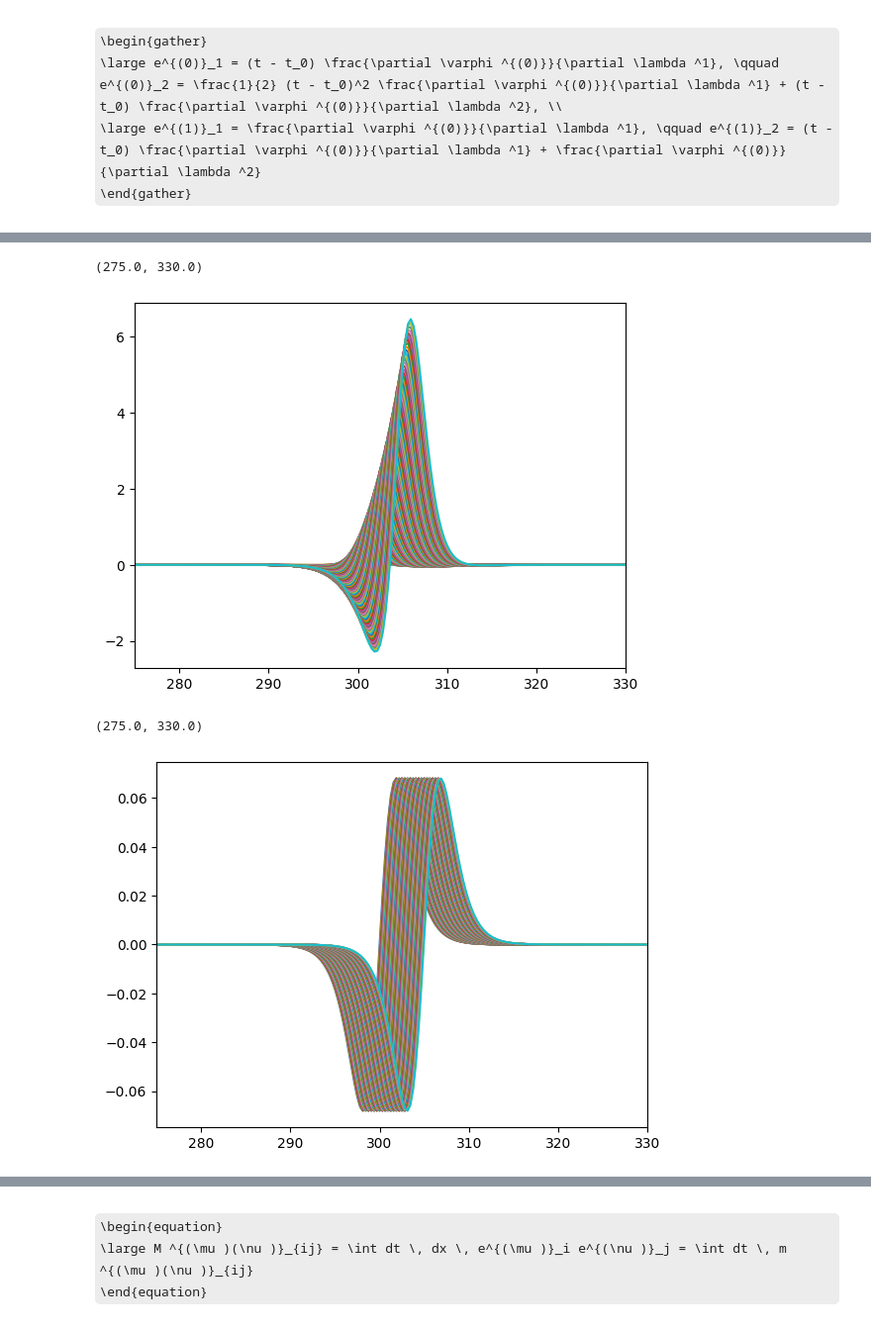
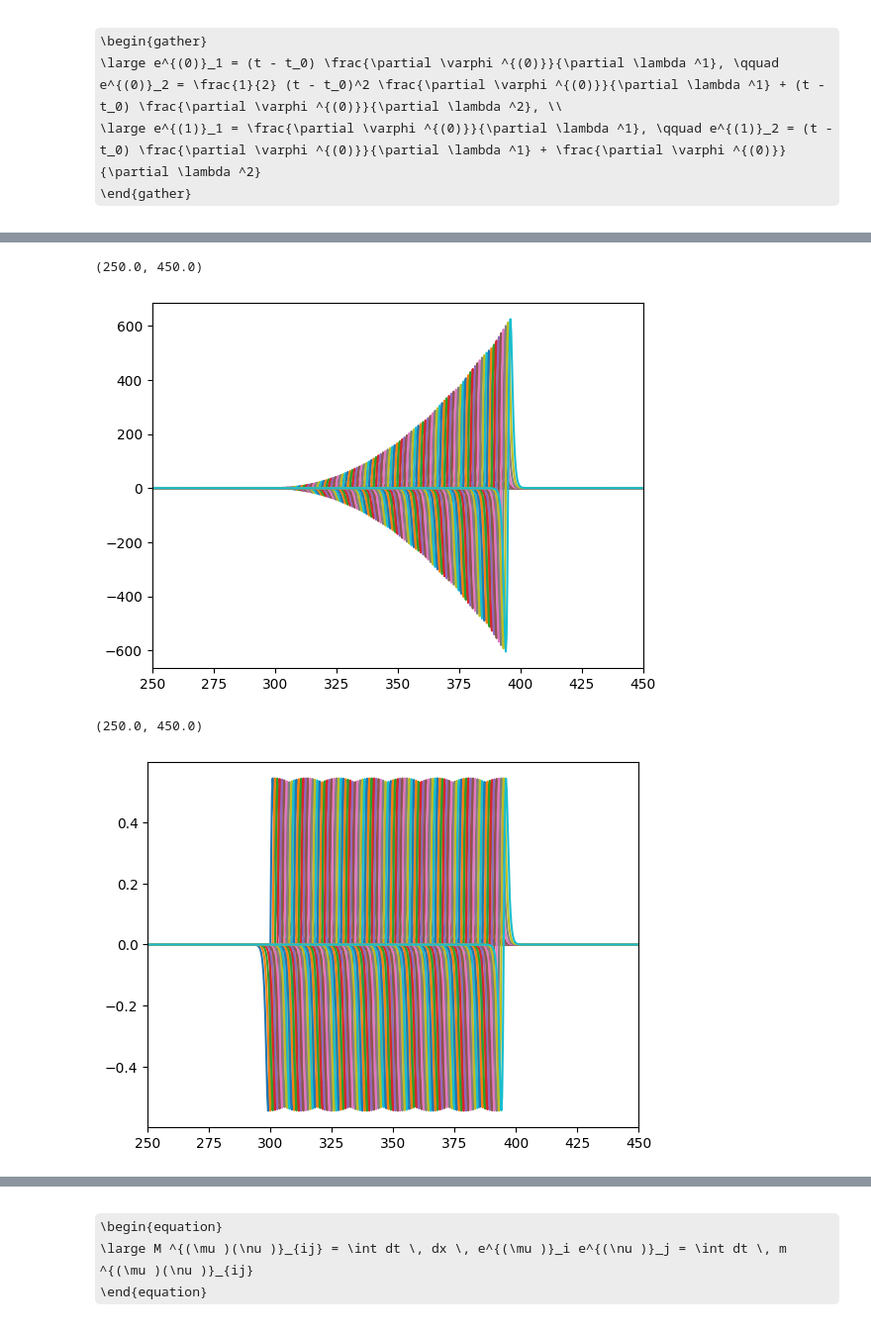
Before and after one commit to dszv/KdVB, a Jupyter notebook: nrg.ipynb, the cells around one changed output, grey strips where cells are left out. Shown at 99% size. Saved outputs shown, nothing was run; the diff lists cells and outputs as text; code cells hidden in the pictures; some formulas as TeX source.

```diff
--- a/nrg.ipynb
+++ b/nrg.ipynb
@@ -109,6 +119,6 @@ def phi0_2(t, x):
     return (1/2) * np.cosh(u(t, x))**(-2) * (1 - u(t, x) * np.tanh(u(t, x)))
 # %%
 for i in range(100):
-    pl.plot(space, phi0_1(100*time[i], space))
-pl.xlim(275.0, 330.0)
+    pl.plot(space, phi0_1(time[i], space))
+pl.xlim(250.0, 450.0)
 # %% [output]
@@ -117,5 +127,5 @@ pl.xlim(275.0, 330.0)
 # %%
 for i in range(100):
-    pl.plot(space, phi0_2(100*time[i], space))
-pl.xlim(275.0, 330.0)
+    pl.plot(space, phi0_2(time[i], space))
+pl.xlim(250.0, 450.0)
 # %% [output]
@@ -140,6 +150,6 @@ def e1_2(ti):
     return (time[ti] - t0) * phi0_1(time[ti], space) + phi0_2(time[ti], space)
 # %%
 for i in range(100):
-    pl.plot(space, e0_1(100*i))
-pl.xlim(275.0, 330.0)
+    pl.plot(space, e0_1(i))
+pl.xlim(250.0, 450.0)
 # %% [output]
@@ -148,16 +158,16 @@ pl.xlim(275.0, 330.0)
 # %%
 for i in range(100):
-    pl.plot(space, e0_2(100*i))
-pl.xlim(275.0, 330.0)
+    pl.plot(space, e0_2(i))
+pl.xlim(250.0, 450.0)
 # %% [output]
-(275.0, 330.0)
+(250.0, 450.0)
-[figure, old version]
+[figure, new version]
 # %%
 for i in range(100):
-    pl.plot(space, e1_1(100*i))
-pl.xlim(275.0, 330.0)
+    pl.plot(space, e1_1(i))
+pl.xlim(250.0, 450.0)
 # %% [output]
-(275.0, 330.0)
+(250.0, 450.0)
-[figure, old version]
+[figure, new version]
 # %%
 for i in range(100):
```
Also changed, not shown: parts of 31 cells of this notebook, 7 other files.
